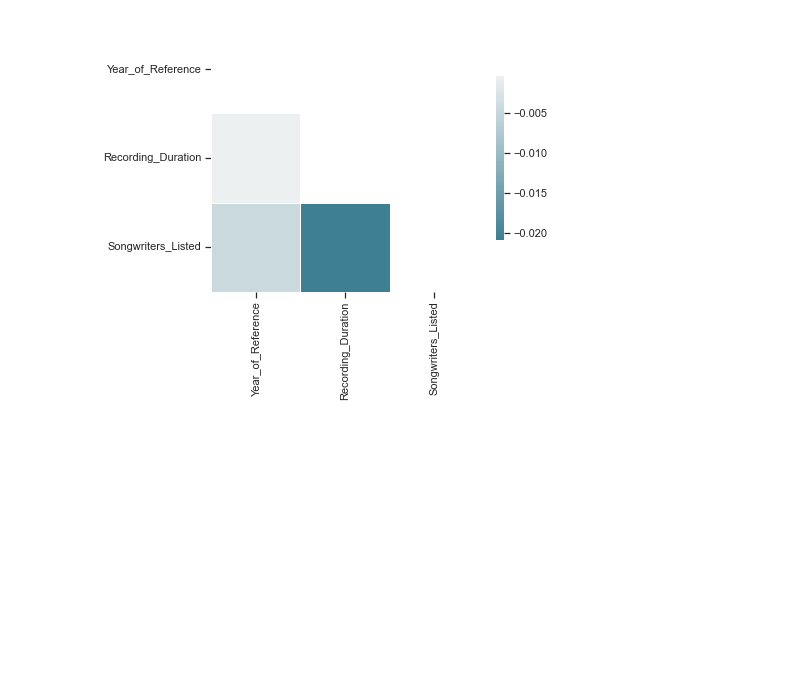
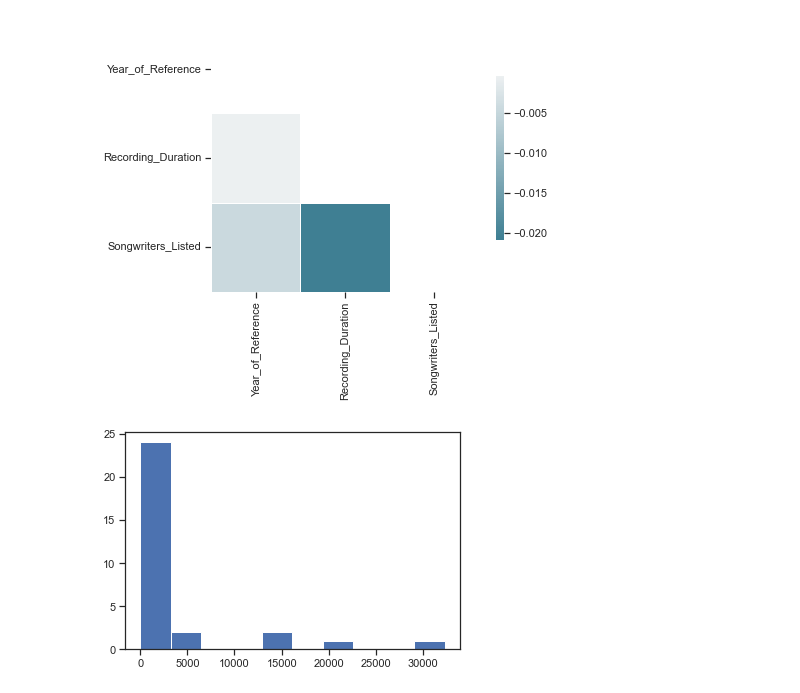
Before and after one commit to LJRollerII/mlc-project-napster, a Jupyter notebook: notebooks/MLC_Project.ipynb, the cells around one changed output. Saved outputs shown, nothing was run; the diff lists cells and outputs as text; code cells hidden in the pictures; blank space fills up the shorter version.

Commit message:
VICTORYgit add MLC_Project.ipynb! I was able to create DSP nulls bar chart. Now let's get the percentage of null values (rows of DSP by number of columns)

```diff
--- a/notebooks/MLC_Project.ipynb
+++ b/notebooks/MLC_Project.ipynb
@@ -1761,3 +1735,8 @@ sns.heatmap(mlc_corr, cmap=cmap, mask = mask, center=0,
 Deprecated in NumPy 1.20; for more details and guidance: https://numpy.org/devdocs/release/1.20.0-notes.html#deprecations
   mask = np.zeros_like(mlc_corr, dtype=np.bool)
 [figure]
+# %%
+plt.hist(mlc['DSP'].value_counts(dropna=False))
+plt.show()
+# %% [output]
+[figure, added]
```
Also changed, not shown: parts of 19 cells of this notebook.
